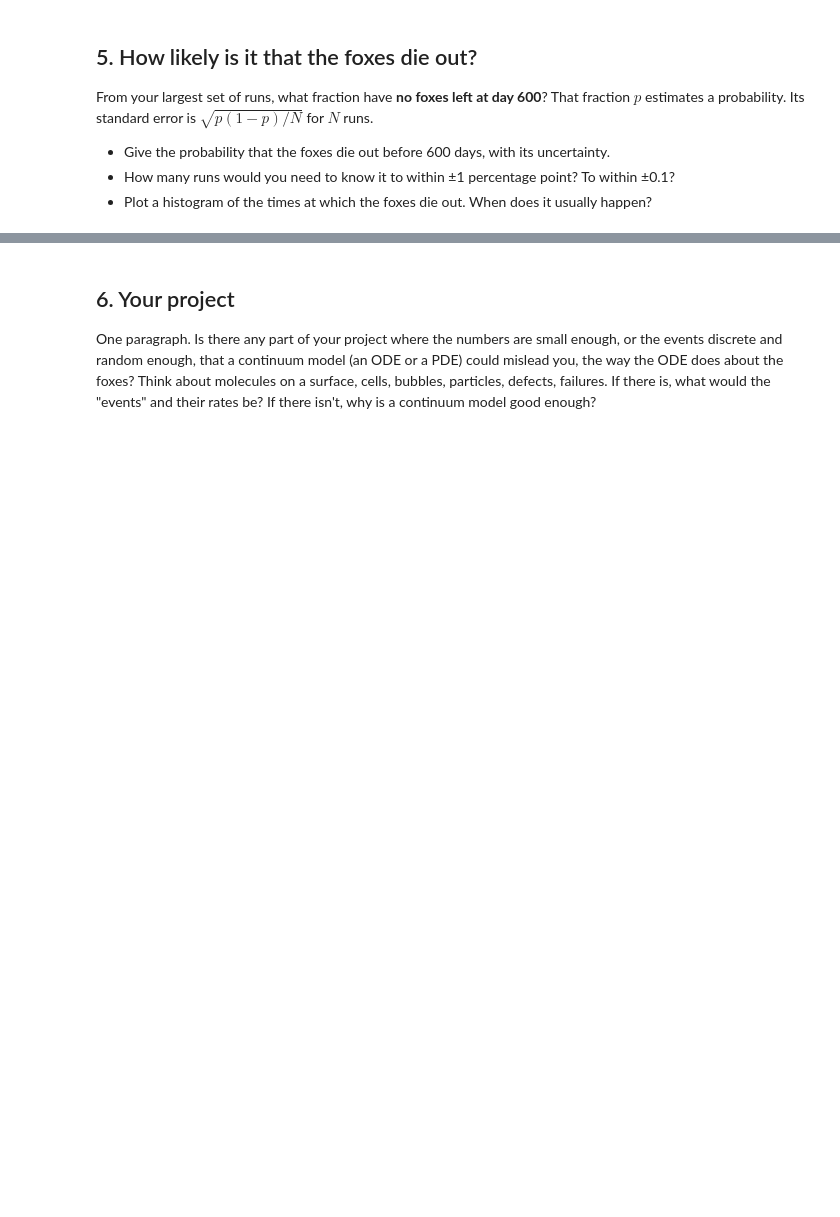
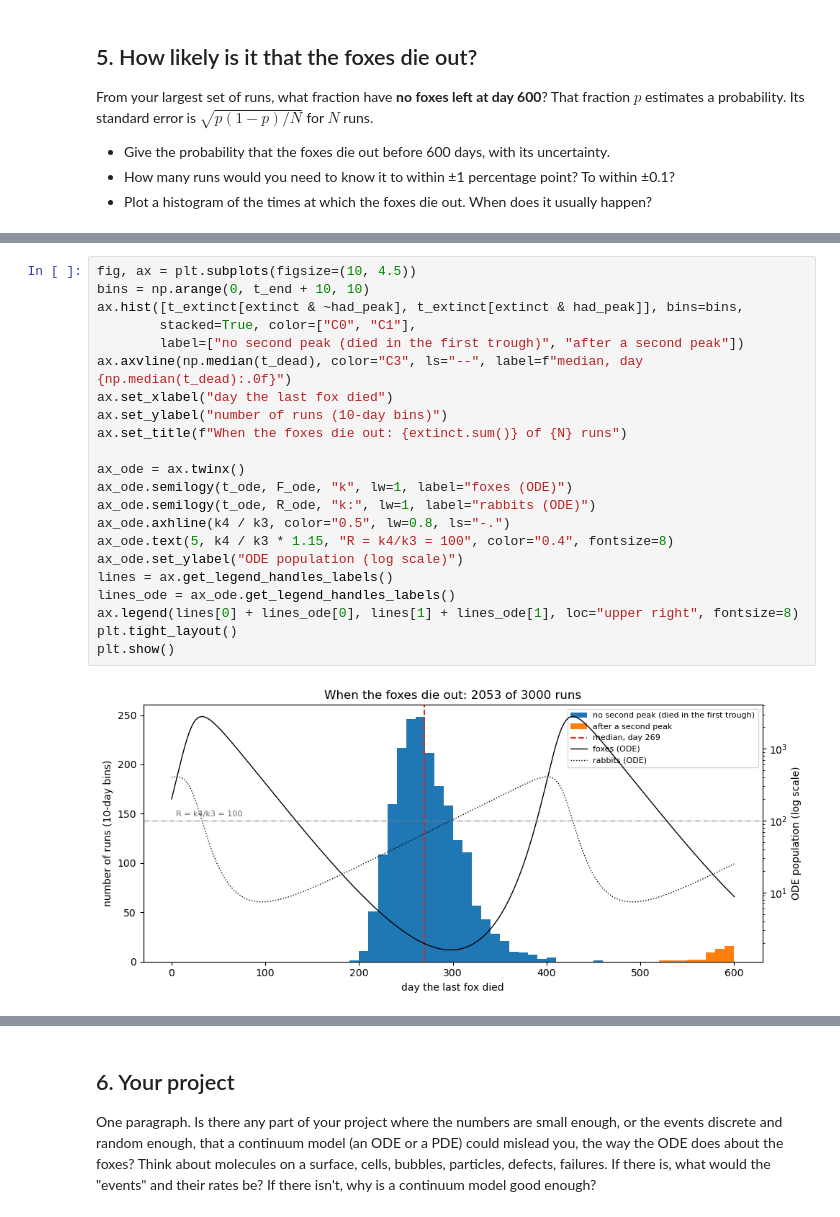
Before and after one commit to MohanBalaji007/kinetic-monte-carlo, a Jupyter notebook: rabbits-and-foxes-kmc.ipynb, the cells around one changed output, grey strips where cells are left out. Saved outputs shown, nothing was run; the diff lists cells and outputs as text; blank space fills up the shorter version.

```diff
--- a/rabbits-and-foxes-kmc.ipynb
+++ b/rabbits-and-foxes-kmc.ipynb
@@ -811,0 +862,24 @@ $\sqrt{p(1-p)/N}$ for $N$ runs.
+# %%
+fig, ax = plt.subplots(figsize=(10, 4.5))
+bins = np.arange(0, t_end + 10, 10)
+ax.hist([t_extinct[extinct & ~had_peak], t_extinct[extinct & had_peak]], bins=bins,
+        stacked=True, color=["C0", "C1"],
+        label=["no second peak (died in the first trough)", "after a second peak"])
+ax.axvline(np.median(t_dead), color="C3", ls="--", label=f"median, day {np.median(t_dead):.0f}")
+ax.set_xlabel("day the last fox died")
+ax.set_ylabel("number of runs (10-day bins)")
+ax.set_title(f"When the foxes die out: {extinct.sum()} of {N} runs")
+
+ax_ode = ax.twinx()
+ax_ode.semilogy(t_ode, F_ode, "k", lw=1, label="foxes (ODE)")
+ax_ode.semilogy(t_ode, R_ode, "k:", lw=1, label="rabbits (ODE)")
+ax_ode.axhline(k4 / k3, color="0.5", lw=0.8, ls="-.")
+ax_ode.text(5, k4 / k3 * 1.15, "R = k4/k3 = 100", color="0.4", fontsize=8)
+ax_ode.set_ylabel("ODE population (log scale)")
+lines = ax.get_legend_handles_labels()
+lines_ode = ax_ode.get_legend_handles_labels()
+ax.legend(lines[0] + lines_ode[0], lines[1] + lines_ode[1], loc="upper right", fontsize=8)
+plt.tight_layout()
+plt.show()
+# %% [output]
+[figure, added]
```
Also changed, not shown: parts of 5 cells of this notebook, 1 other file.
